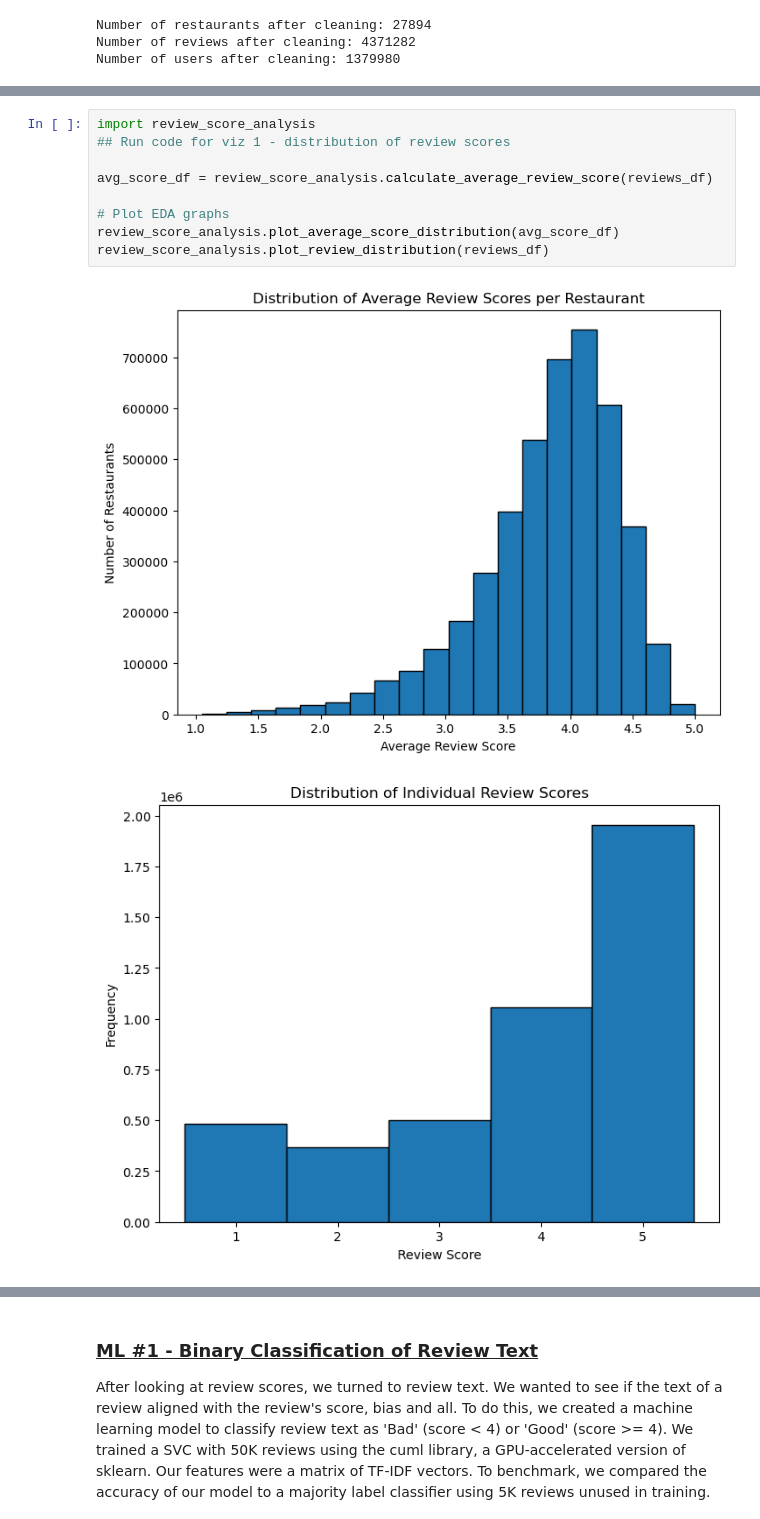
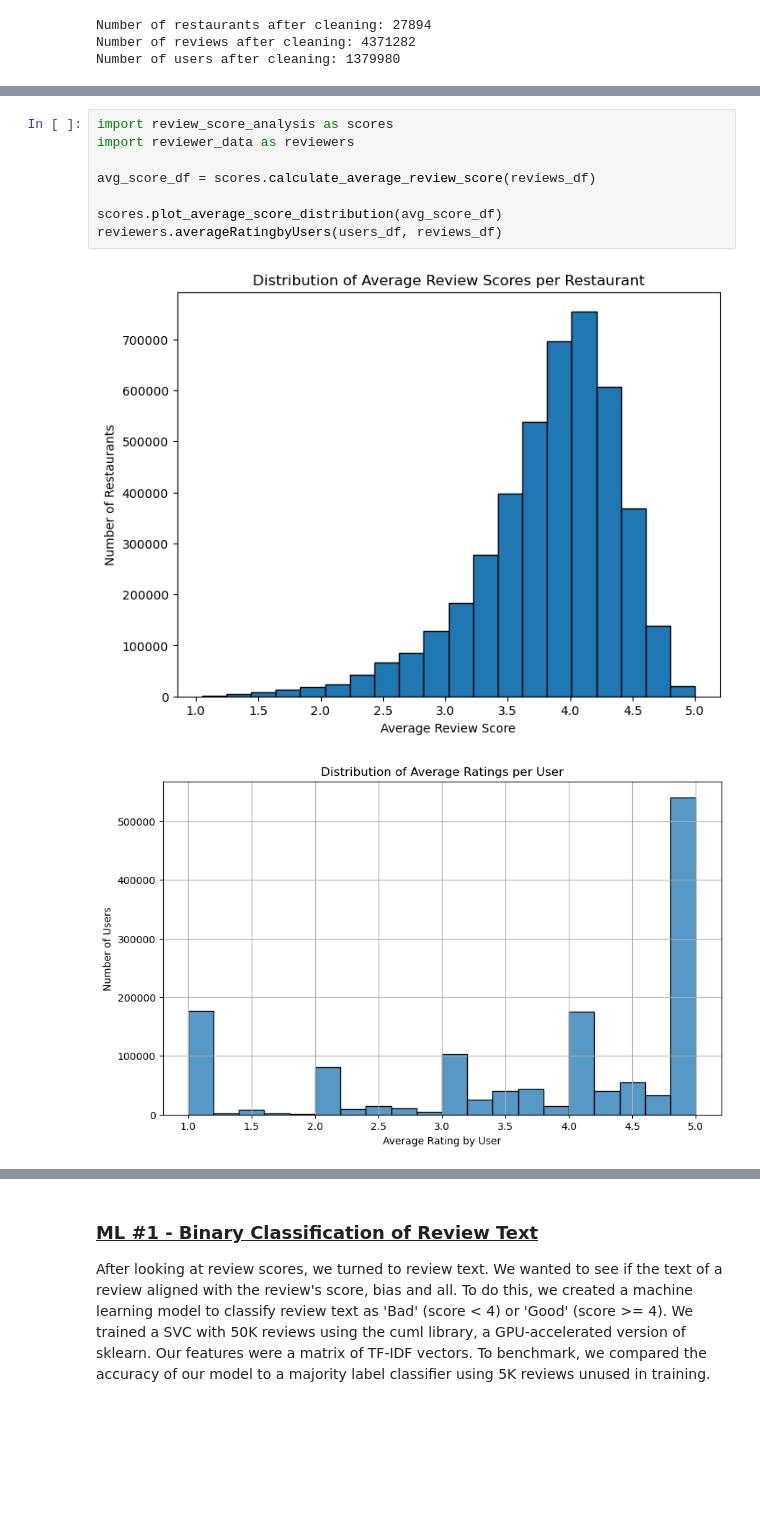
Before and after one commit to uic-cs418/group-project-better-late-than-never, a Jupyter notebook: final_report.ipynb, the cells around one changed output, grey strips where cells are left out. Saved outputs shown, nothing was run; the diff lists cells and outputs as text; blank space fills up the shorter version.

```diff
--- a/final_report.ipynb
+++ b/final_report.ipynb
@@ -45,15 +45,14 @@ Note that these reviews come from all users, while we removed restaurants with f
 
 Regardless, these two graphs show a skew of average reviews towards 4, and a bias of higher rated reviews compared to lower rated reviews. These will inform the rest of the EDA that we do on this dataset
 # %%
-import review_score_analysis
-## Run code for viz 1 - distribution of review scores
+import review_score_analysis as scores
+import reviewer_data as reviewers
 
-avg_score_df = review_score_analysis.calculate_average_review_score(reviews_df)
+avg_score_df = scores.calculate_average_review_score(reviews_df)
 
-# Plot EDA graphs
-review_score_analysis.plot_average_score_distribution(avg_score_df)
-review_score_analysis.plot_review_distribution(reviews_df)
+scores.plot_average_score_distribution(avg_score_df)
+reviewers.averageRatingbyUsers(users_df, reviews_df)
 # %% [output]
 [figure]
-[figure, old version]
+[figure, new version]
 # %% [markdown]
```
Also changed, not shown: parts of 7 cells of this notebook.
